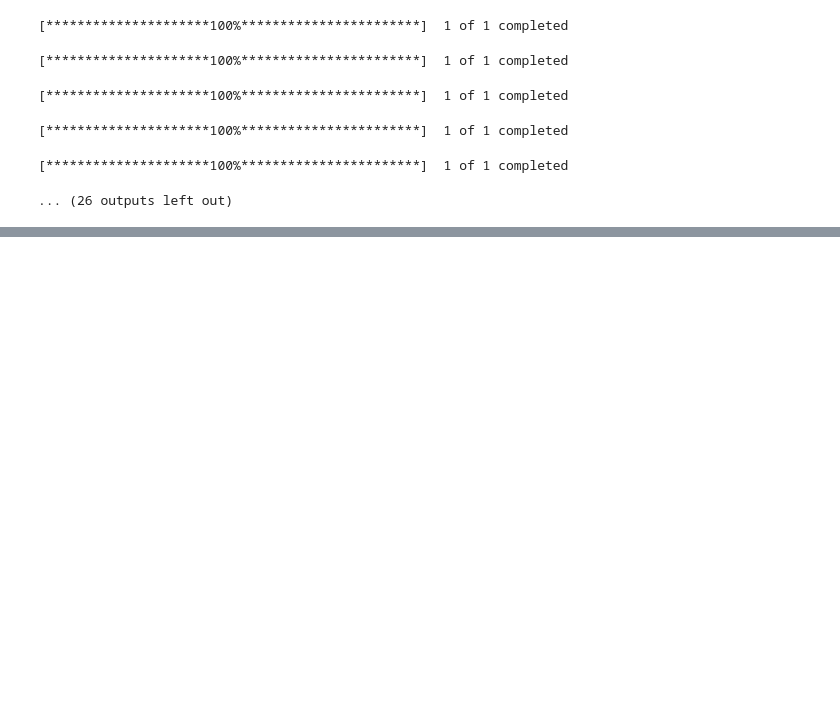
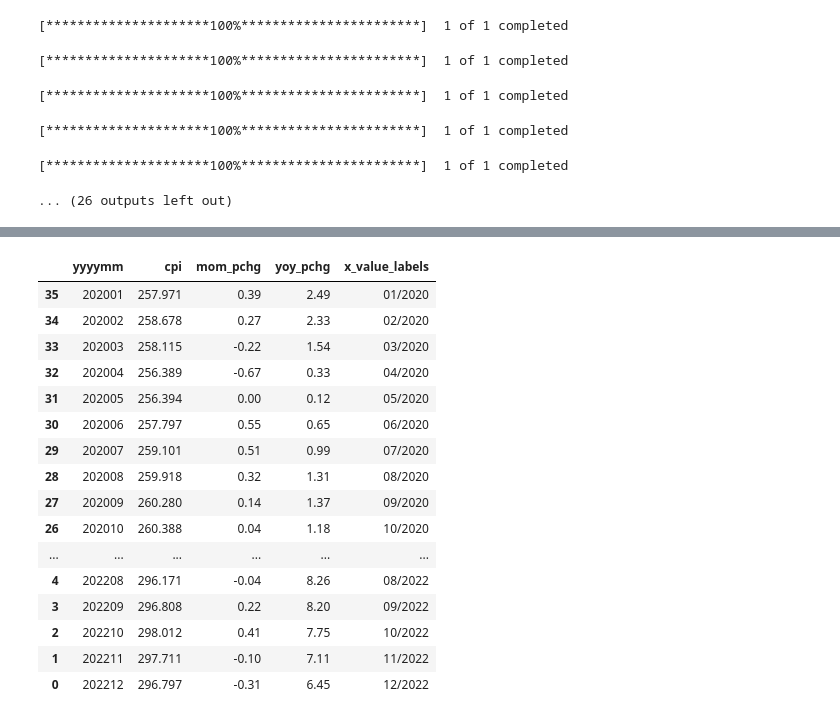
Before and after one commit to bgithub1/barchartacs, a Jupyter notebook: barchartacs/yahoofinance.ipynb, the cells around one changed output, grey strips where cells are left out. Saved outputs shown, nothing was run; the diff lists cells and outputs as text; code cells hidden in the pictures; blank space fills up the shorter version.

```diff
--- a/barchartacs/yahoofinance.ipynb
+++ b/barchartacs/yahoofinance.ipynb
@@ -153,0 +266,36 @@ if __name__=='__main__':
+# %%
+# raw_file = "temp_folder/bls_cpi_195601.csv"
+# df_raw_cpi = pd.read_csv(raw_file)
+reg_key = open('./temp_folder/bls_registration_code.txt').read()
+startyear=2019
+endyear = 2022
+headers = {'Content-type': 'application/json'}
+data = json.dumps(
+    {
+        "seriesid": ['CUUR0000SA0'],
+        "startyear":str(startyear),
+        "endyear":str(endyear),
+        "registrationkey":reg_key
+    }
+)
+p = requests.post('https://api.bls.gov/publicAPI/v2/timeseries/data/', data=data, headers=headers)
+json_data = json.loads(p.text)
+df_raw_cpi = pd.json_normalize(json_data['Results']['series'][0]['data'])[['year','period','value']]
+df_raw_cpi = df_raw_cpi.rename(columns={'value':'cpi'})
+df_raw_cpi['cpi'] = df_raw_cpi['cpi'].astype(float)
+df_raw_cpi['year'] = df_raw_cpi['year'].astype(int)
+
+def create_yyyymm(row):
+    year = int(str(row['year']))
+    month = int(row['period'][1:])
+    yyyymm = year*100+month
+    return yyyymm
+
+df_raw_cpi['yyyymm'] = df_raw_cpi.apply(create_yyyymm,axis=1)
+df_raw_cpi = df_raw_cpi.sort_values('yyyymm')
+df_raw_cpi['mom_pchg'] = df_raw_cpi['cpi'].pct_change()
+df_raw_cpi['yoy_pchg'] = df_raw_cpi['cpi'].pct_change(periods=12)
+df_raw_cpi = df_raw_cpi.dropna()
+df_raw_cpi = df_raw_cpi[['yyyymm','cpi','mom_pchg','yoy_pchg']].copy()
+
+df_raw_cpi
@@ -153,0 +320,26 @@ if __name__=='__main__':
+# %%
+df_cpi = df_raw_cpi.copy()
+df_cpi.mom_pchg = (df_cpi.mom_pchg * 100).round(2)
+df_cpi.yoy_pchg = (df_cpi.yoy_pchg * 100).round(2)
+df_cpi['x_value_labels'] = df_cpi.yyyymm.astype(str).str.slice(4,6)
+df_cpi.x_value_labels += "/" + df_cpi.yyyymm.astype(str).str.slice(0,4)
+# %%
+df_cpi
+# %% [output]
+|  | yyyymm | cpi | mom_pchg | yoy_pchg | x_value_labels |
+| 35 | 202001 | 257.971 | 0.39 | 2.49 | 01/2020 |
+| 34 | 202002 | 258.678 | 0.27 | 2.33 | 02/2020 |
+| 33 | 202003 | 258.115 | -0.22 | 1.54 | 03/2020 |
+| 32 | 202004 | 256.389 | -0.67 | 0.33 | 04/2020 |
+| 31 | 202005 | 256.394 | 0.00 | 0.12 | 05/2020 |
+| 30 | 202006 | 257.797 | 0.55 | 0.65 | 06/2020 |
+| 29 | 202007 | 259.101 | 0.51 | 0.99 | 07/2020 |
+| 28 | 202008 | 259.918 | 0.32 | 1.31 | 08/2020 |
+| 27 | 202009 | 260.280 | 0.14 | 1.37 | 09/2020 |
+| 26 | 202010 | 260.388 | 0.04 | 1.18 | 10/2020 |
+| ... | ... | ... | ... | ... | ... |
+| 4 | 202208 | 296.171 | -0.04 | 8.26 | 08/2022 |
+| 3 | 202209 | 296.808 | 0.22 | 8.20 | 09/2022 |
+| 2 | 202210 | 298.012 | 0.41 | 7.75 | 10/2022 |
+| 1 | 202211 | 297.711 | -0.10 | 7.11 | 11/2022 |
+| 0 | 202212 | 296.797 | -0.31 | 6.45 | 12/2022 |
```
Also changed, not shown: parts of 19 cells of this notebook, 15 other files.
